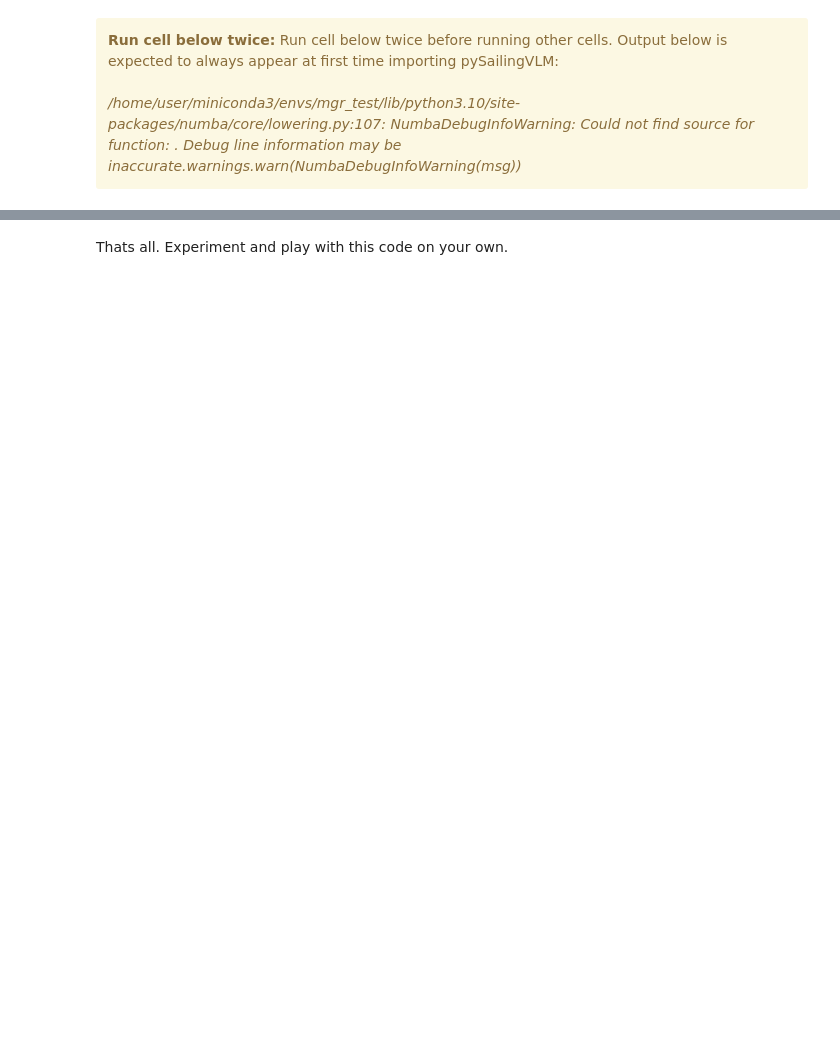
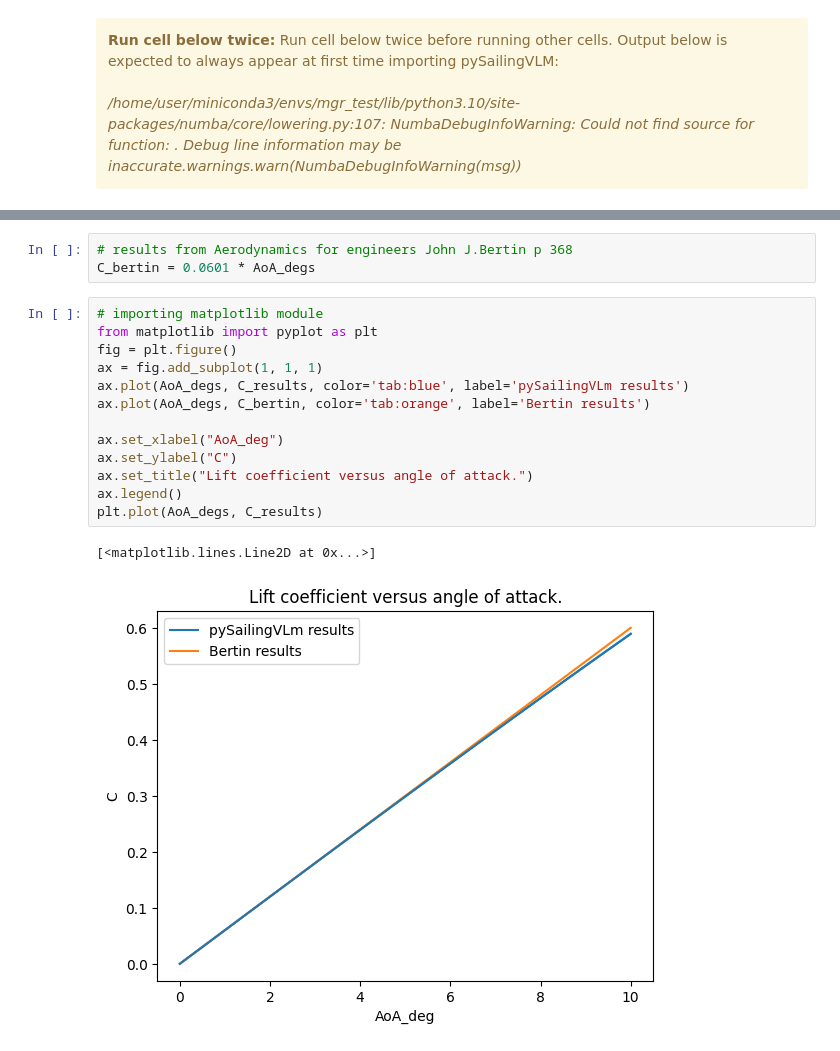
Before and after one commit to orgSailingVLM/pySailingVLM, a Jupyter notebook: pySailingVLM/examples/sailingvlm_example.ipynb, the cells around one changed output, grey strips where cells are left out. Drawn from its saved outputs; the diff is of its cells as text; blank space fills up the shorter version.

Commit message:
add bertini comparison

```diff
--- a/pySailingVLM/examples/sailingvlm_example.ipynb
+++ b/pySailingVLM/examples/sailingvlm_example.ipynb
@@ -241,2 +161,19 @@ Loading BokehJS ...
-# %% [markdown]
-Thats all. Experiment and play with this code on your own.
+# %%
+# results from Aerodynamics for engineers John J.Bertin p 368
+C_bertin = 0.0601 * AoA_degs
+# %%
+# importing matplotlib module
+from matplotlib import pyplot as plt
+fig = plt.figure()
+ax = fig.add_subplot(1, 1, 1)
+ax.plot(AoA_degs, C_results, color='tab:blue', label='pySailingVLm results')
+ax.plot(AoA_degs, C_bertin, color='tab:orange', label='Bertin results')
+
+ax.set_xlabel("AoA_deg")
+ax.set_ylabel("C")
+ax.set_title("Lift coefficient versus angle of attack.")
+ax.legend()
+plt.plot(AoA_degs, C_results)
+# %% [output]
+[<matplotlib.lines.Line2D at 0x...>]
+[figure, added]
```
Also changed, not shown: parts of 14 cells of this notebook, 6 other files.
